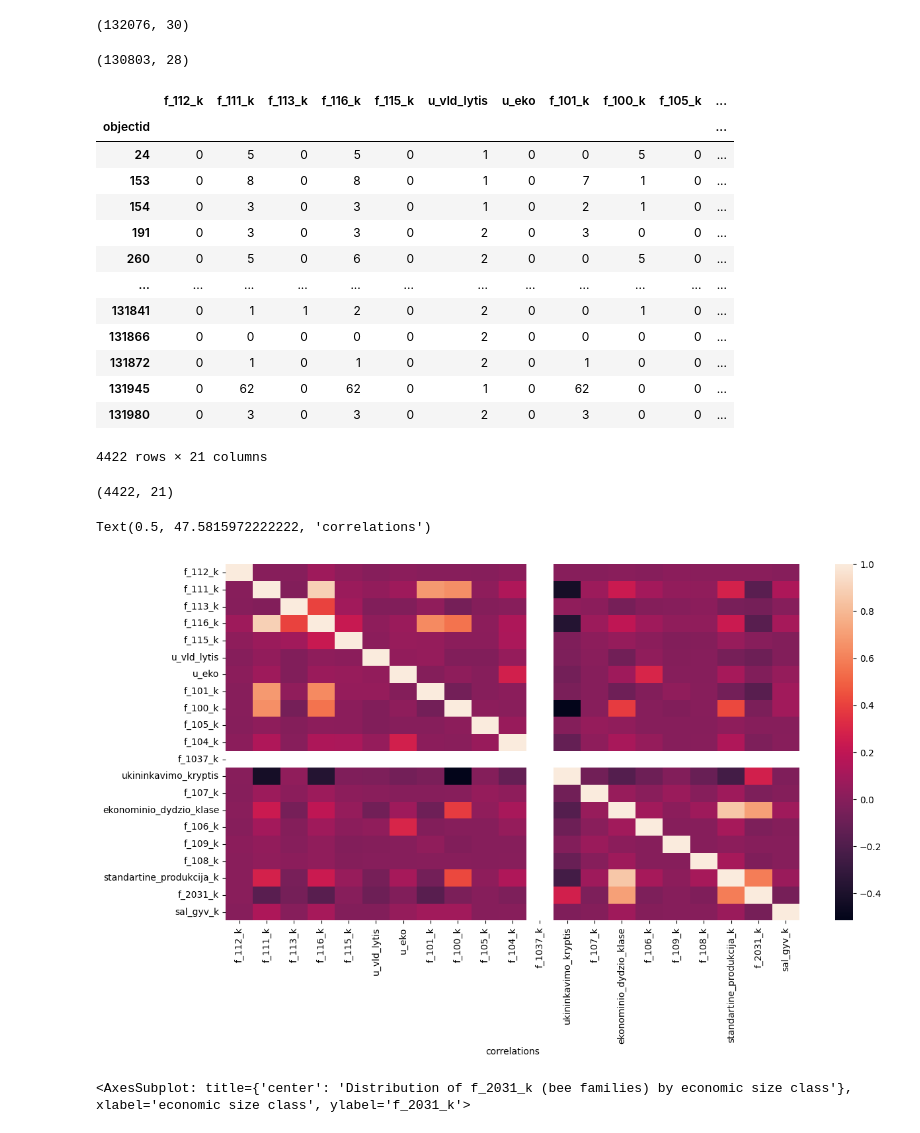
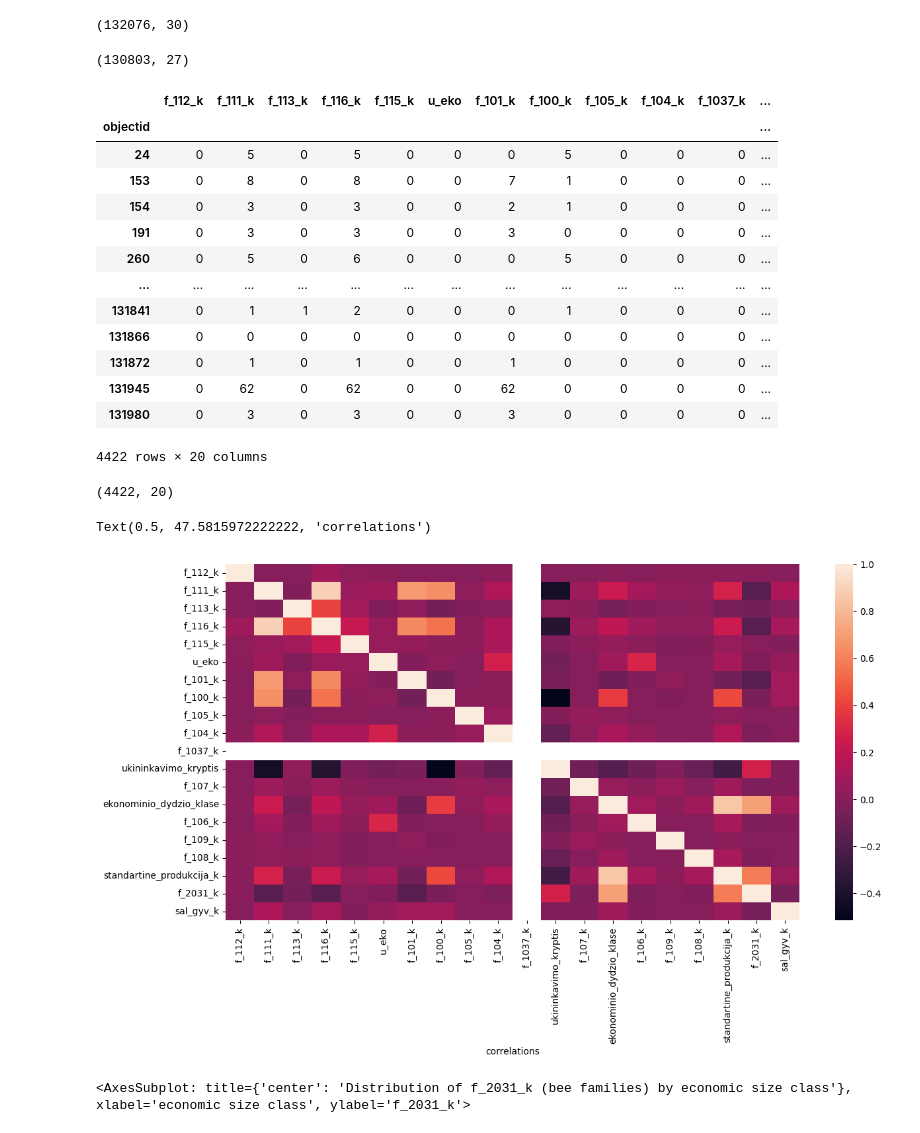
Before and after one commit to plerixus/Lithuanian_agriculture_analysis_2020, a Jupyter notebook: notebooks/Beekeeping_for_small_farms.ipynb, the cells around one changed output. Cells and saved outputs as stored; diff of their text form; code cells hidden in the pictures.

```diff
--- a/notebooks/beekeeping.ipynb
+++ b/notebooks/Beekeeping_for_small_farms.ipynb
@@ -18,45 +19,46 @@ farm_df.shape
 # %% [output]
 (132076, 30)
 # %%
-farm_df.drop(["X","Y"],axis = 1,inplace = True)
+farm_df.drop(["u_vld_lytis","X","Y"],axis = 1,inplace = True)
 farm_df = remove_exceptions_from_df(farm_df)
 farm_df.shape
 # %% [output]
-(130803, 28)
+(130803, 27)
 # %%
 farm_df = prep_df_for_isolated_analysis(farm_df,'f_2031_k')
 farm_df
 # %% [output]
-|  | f_112_k | f_111_k | f_113_k | f_116_k | f_115_k | u_vld_lytis | u_eko | f_101_k | f_100_k | f_105_k | ... |
-| objectid |  |  |  |  |  |  |  |  |  |  | ... |
-| 24 | 0 | 5 | 0 | 5 | 0 | 1 | 0 | 0 | 5 | 0 | ... |
-| 153 | 0 | 8 | 0 | 8 | 0 | 1 | 0 | 7 | 1 | 0 | ... |
-| 154 | 0 | 3 | 0 | 3 | 0 | 1 | 0 | 2 | 1 | 0 | ... |
-| 191 | 0 | 3 | 0 | 3 | 0 | 2 | 0 | 3 | 0 | 0 | ... |
-| 260 | 0 | 5 | 0 | 6 | 0 | 2 | 0 | 0 | 5 | 0 | ... |
-| ... | ... | ... | ... | ... | ... | ... | ... | ... | ... | ... | ... |
-| 131841 | 0 | 1 | 1 | 2 | 0 | 2 | 0 | 0 | 1 | 0 | ... |
-| 131866 | 0 | 0 | 0 | 0 | 0 | 2 | 0 | 0 | 0 | 0 | ... |
-| 131872 | 0 | 1 | 0 | 1 | 0 | 2 | 0 | 1 | 0 | 0 | ... |
-| 131945 | 0 | 62 | 0 | 62 | 0 | 1 | 0 | 62 | 0 | 0 | ... |
-| 131980 | 0 | 3 | 0 | 3 | 0 | 2 | 0 | 3 | 0 | 0 | ... |
+|  | f_112_k | f_111_k | f_113_k | f_116_k | f_115_k | u_eko | f_101_k | f_100_k | f_105_k | f_104_k | f_1037_k | ... |
+| objectid |  |  |  |  |  |  |  |  |  |  |  | ... |
+| 24 | 0 | 5 | 0 | 5 | 0 | 0 | 0 | 5 | 0 | 0 | 0 | ... |
+| 153 | 0 | 8 | 0 | 8 | 0 | 0 | 7 | 1 | 0 | 0 | 0 | ... |
+| 154 | 0 | 3 | 0 | 3 | 0 | 0 | 2 | 1 | 0 | 0 | 0 | ... |
+| 191 | 0 | 3 | 0 | 3 | 0 | 0 | 3 | 0 | 0 | 0 | 0 | ... |
+| 260 | 0 | 5 | 0 | 6 | 0 | 0 | 0 | 5 | 0 | 0 | 0 | ... |
+| ... | ... | ... | ... | ... | ... | ... | ... | ... | ... | ... | ... | ... |
+| 131841 | 0 | 1 | 1 | 2 | 0 | 0 | 0 | 1 | 0 | 0 | 0 | ... |
+| 131866 | 0 | 0 | 0 | 0 | 0 | 0 | 0 | 0 | 0 | 0 | 0 | ... |
+| 131872 | 0 | 1 | 0 | 1 | 0 | 0 | 1 | 0 | 0 | 0 | 0 | ... |
+| 131945 | 0 | 62 | 0 | 62 | 0 | 0 | 62 | 0 | 0 | 0 | 0 | ... |
+| 131980 | 0 | 3 | 0 | 3 | 0 | 0 | 3 | 0 | 0 | 0 | 0 | ... |
-4422 rows × 21 columns
+4422 rows × 20 columns
 # %%
 farm_df.shape
 # %% [output]
-(4422, 21)
+(4422, 20)
 # %%
 #filtering df to only keep those that actually keep bees and limiting economic class since there are few farms that actually fit the category and it would scew the data
 #Also limitig land size since we are interested in smaller farms
 df_filtered = farm_df[
-    (farm_df['f_116_k'] <= 10) & (farm_df['ekonominio_dydzio_klase'] < 11)]
+    (farm_df['f_116_k'] <= 10) & (farm_df['ekonominio_dydzio_klase'] < 11)
+].copy()
 cor_matrix = df_filtered.corr(numeric_only=True)
 plt.figure(figsize=(14,7))
 sns.heatmap(data=cor_matrix, annot=False)
 plt.xlabel("correlations")
 # %% [output]
 Text(0.5, 47.5815972222222, 'correlations')
-[figure, old version]
+[figure, new version]
 # %%
 plt.figure(figsize=(14, 7))
 plt.title("Distribution of f_2031_k (bee families) by economic size class")
```
Also changed, not shown: parts of 4 cells of this notebook.
